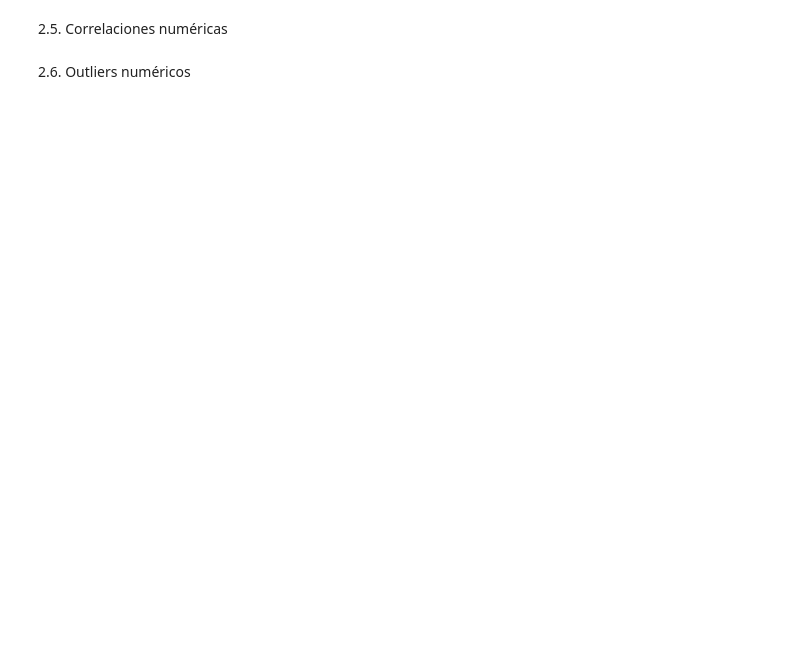
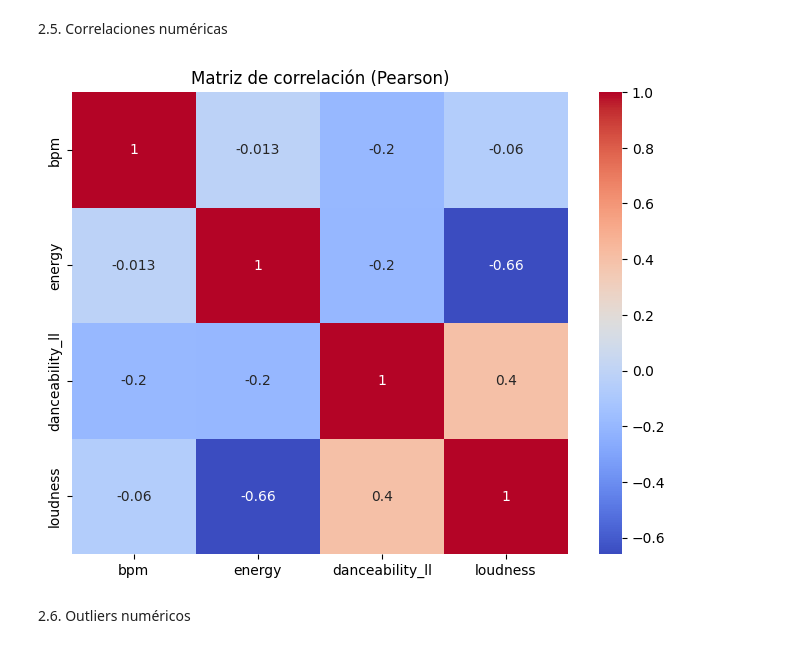
Before and after one commit to fabianlgomez/mpd-PlaylistSimilarity-unal, a Jupyter notebook: Load&EDA.ipynb, the cells around one changed output. Saved outputs shown, nothing was run; the diff lists cells and outputs as text; code cells hidden in the pictures; blank space fills up the shorter version.

```diff
--- a/Load&EDA.ipynb
+++ b/Load&EDA.ipynb
@@ -361,12 +519,14 @@ plt.show()
 # %%
 # Correlaciones numéricas
 import seaborn as sns
 num_cols = ['bpm', 'energy', 'danceability_ll', 'loudness']  # Ajusta según tus columnas
-corr = df_complete[num_cols].corr(method='pearson')
+corr = df_imputed[num_cols].corr(method='pearson')
 plt.figure(figsize=(8,6))
 sns.heatmap(corr, annot=True, cmap='coolwarm')
 plt.title("Matriz de correlación (Pearson)")
 plt.show()
+# %% [output]
+[figure, added]
 # %% [markdown]
 2.6. Outliers numéricos
 # %%
```
Also changed, not shown: parts of 14 cells of this notebook, 14 other files.
